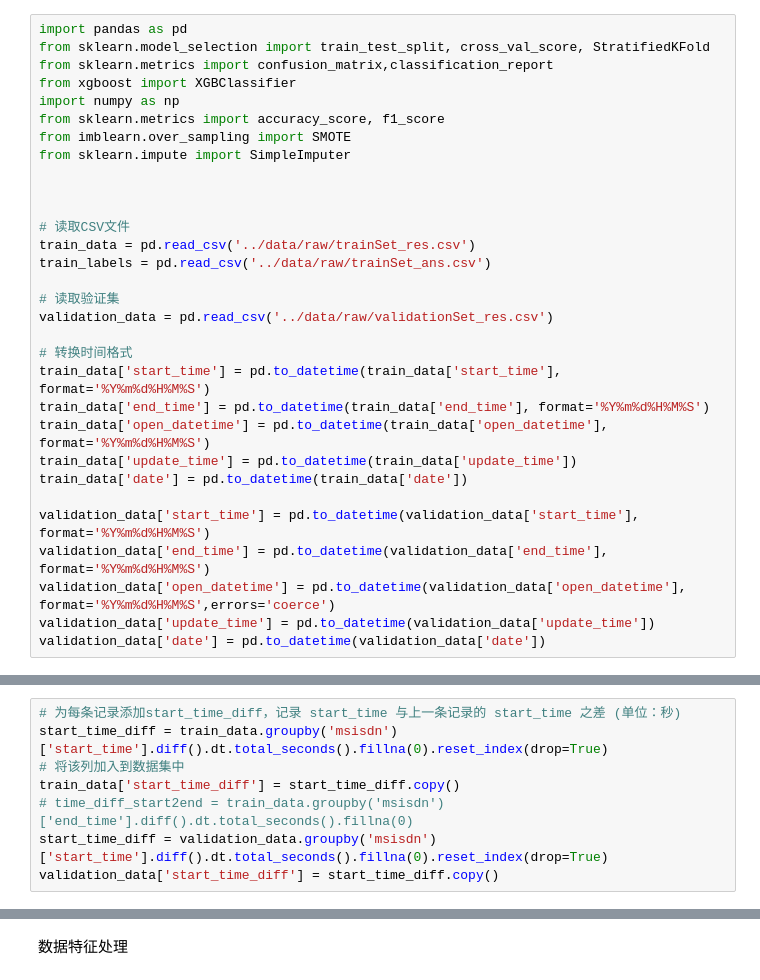
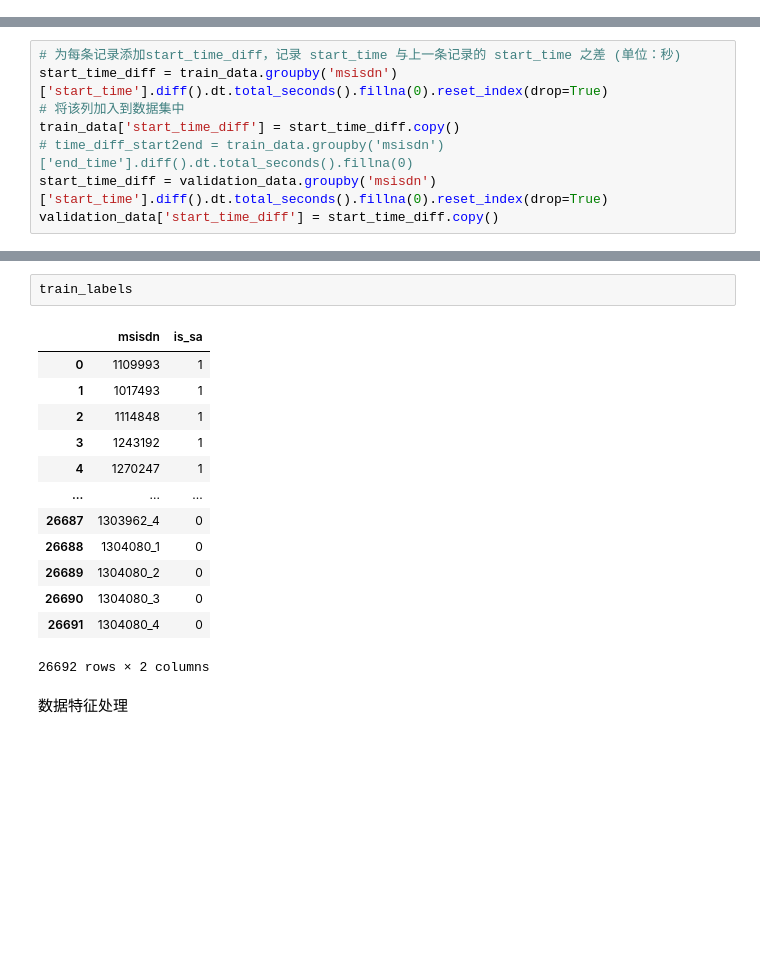
Before and after one commit to myriad-llm/ensemble_learning, a Jupyter notebook: autogluon/main.ipynb, the cells around one changed output, grey strips where cells are left out. Cells and saved outputs as stored; diff of their text form; blank space fills up the shorter version.

```diff
--- a/autogluon/main.ipynb
+++ b/autogluon/main.ipynb
@@ -1,31 +0,0 @@
-# %%
-import pandas as pd
-from sklearn.model_selection import train_test_split, cross_val_score, StratifiedKFold
-from sklearn.metrics import confusion_matrix,classification_report
-from xgboost import XGBClassifier
-import numpy as np
-from sklearn.metrics import accuracy_score, f1_score
-from imblearn.over_sampling import SMOTE
-from sklearn.impute import SimpleImputer
-
-
-
-# 读取CSV文件
-train_data = pd.read_csv('../data/raw/trainSet_res.csv')
-train_labels = pd.read_csv('../data/raw/trainSet_ans.csv')
-
-# 读取验证集
-validation_data = pd.read_csv('../data/raw/validationSet_res.csv')
-
-# 转换时间格式
-train_data['start_time'] = pd.to_datetime(train_data['start_time'], format='%Y%m%d%H%M%S')
-train_data['end_time'] = pd.to_datetime(train_data['end_time'], format='%Y%m%d%H%M%S')
-train_data['open_datetime'] = pd.to_datetime(train_data['open_datetime'], format='%Y%m%d%H%M%S')
-train_data['update_time'] = pd.to_datetime(train_data['update_time'])
-train_data['date'] = pd.to_datetime(train_data['date'])
-
-validation_data['start_time'] = pd.to_datetime(validation_data['start_time'], format='%Y%m%d%H%M%S')
-validation_data['end_time'] = pd.to_datetime(validation_data['end_time'], format='%Y%m%d%H%M%S')
-validation_data['open_datetime'] = pd.to_datetime(validation_data['open_datetime'], format='%Y%m%d%H%M%S',errors='coerce')
-validation_data['update_time'] = pd.to_datetime(validation_data['update_time'])
-validation_data['date'] = pd.to_datetime(validation_data['date'])
@@ -60,2 +103,18 @@ Name: home_area_code, Length: 3836, dtype: int64
+# %%
+train_labels
+# %% [output]
+|  | msisdn | is_sa |
+| 0 | 1109993 | 1 |
+| 1 | 1017493 | 1 |
+| 2 | 1114848 | 1 |
+| 3 | 1243192 | 1 |
+| 4 | 1270247 | 1 |
+| ... | ... | ... |
+| 26687 | 1303962_4 | 0 |
+| 26688 | 1304080_1 | 0 |
+| 26689 | 1304080_2 | 0 |
+| 26690 | 1304080_3 | 0 |
+| 26691 | 1304080_4 | 0 |
+26692 rows × 2 columns
 # %% [markdown]
 数据特征处理
```
Also changed, not shown: parts of 41 cells of this notebook, 5 other files.
